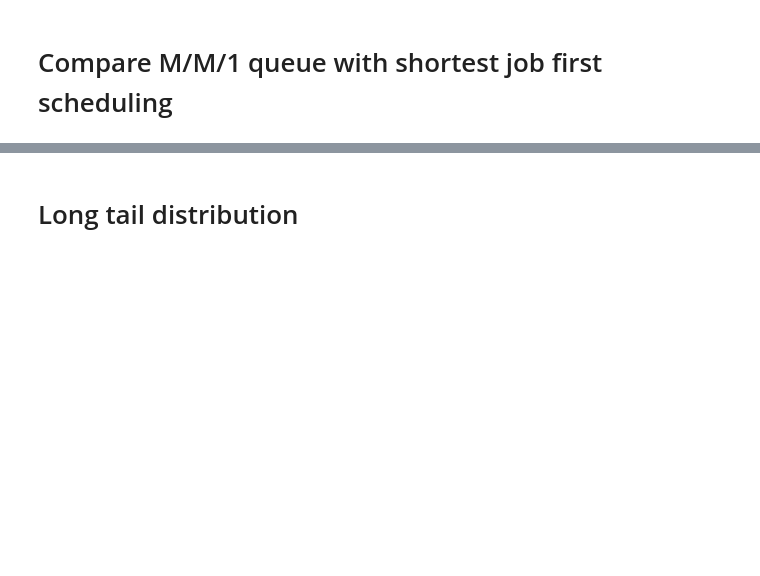
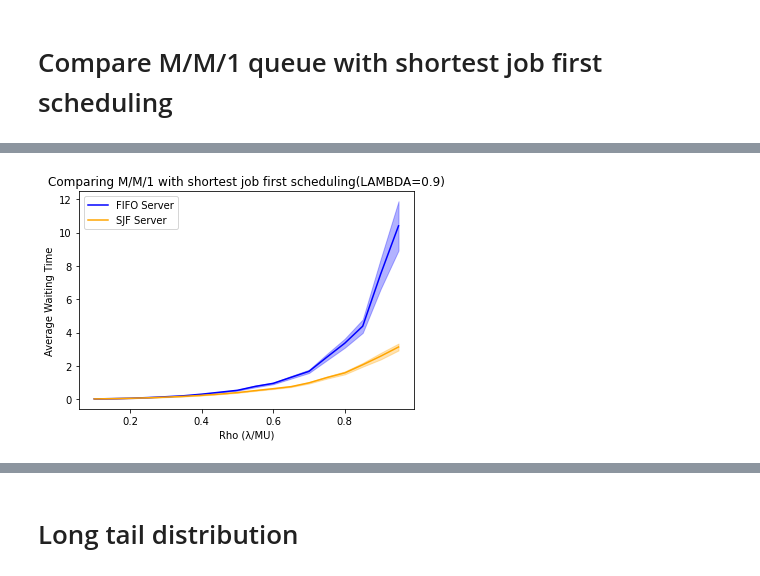
Before and after one commit to Ailuro-Luna/queueing, a Jupyter notebook: Jiawei Liao_14702398_Weikang Chen_14765632_Dan Dong_14989093_Assignment 2.ipynb, the cells around one changed output, grey strips where cells are left out. Cells and saved outputs as stored; diff of their text form; code cells hidden in the pictures; blank space fills up the shorter version.

```diff
--- a/Jiawei Liao_14702398_Weikang Chen_14765632_Dan Dong_14989093_Assignment 2.ipynb
+++ b/Jiawei Liao_14702398_Weikang Chen_14765632_Dan Dong_14989093_Assignment 2.ipynb
@@ -808,3 +808,76 @@ plt.show()
+# %%
+# 不同Rho（固定Lambda）的情况下，M/M/1和shortest job first scheduling的对比
+# Adjusted job_generator to accept mu_val
+def job_generator(env, server, waiting_times, lambda_val, mu_val):
+    job_count = 0
+    while True:
+        yield env.timeout(random.expovariate(lambda_val))
+        job_count += 1
+        service_time = random.expovariate(mu_val)
+        job = Job(f'Job_{job_count}', env.now, service_time)
+        env.process(serve(env, job, server, waiting_times))
+
+# Adjusted run_simulation to accept mu_val and pass it to job_generator
+def run_simulation_sjfs(server_type, lambda_val, mu_val):
+    env = simpy.Environment()
+    waiting_times = []
+    if server_type == 'SJF':
+        server = simpy.PriorityResource(env, capacity=1)
+    else:
+        server = simpy.Resource(env, capacity=1)
+
+    env.process(job_generator(env, server, waiting_times, lambda_val, mu_val))
+    env.run(until=SIM_TIME)
+    return np.mean(waiting_times)
+
+# Fixed parameters
+LAMBDA = 0.9  # Fixed arrival rate
+SIM_TIME = 500  # Simulation time in time units
+SIMULATIONS = 100  # Number of simulations for averaging
+
+# Prepare a range of rho values and calculate corresponding mu values
+rhos = np.arange(0.1, 1.0, 0.05)
+results = []
+
+for rho in rhos:
+    mu_val = LAMBDA / rho  # Calculate mu for each rho
+    for queue_type in ['FIFO', 'SJF']:
+        avg_wait_times = []
+        for _ in range(SIMULATIONS):
+            avg_wait_time = run_simulation_sjfs(queue_type, LAMBDA, mu_val)
+            avg_wait_times.append(avg_wait_time)
+        mean_wait = np.mean(avg_wait_times)
+        std_dev_wait = np.std(avg_wait_times, ddof=1)
+        conf_lower, conf_upper = conf_int(mean_wait, std_dev_wait, SIMULATIONS)
+        results.append({
+            'Rho': rho, 'QueueType': queue_type,
+            'MeanWait': mean_wait, 'ConfIntervalLower': conf_lower,
+            'ConfIntervalUpper': conf_upper
+        })
+
+# Convert results to DataFrame
+results_df = pd.DataFrame(results)
+
+# Plotting
+colors = ['blue', 'orange']  # Define colors for the different lines, adjust as needed for your categories
+
+for i, queue_type in enumerate(['FIFO', 'SJF']):
+    subset = results_df[results_df['QueueType'] == queue_type]
+    # Plot the mean waiting time line
+    plt.plot(subset['Rho'], subset['MeanWait'], label=f'{queue_type} Server', color=colors[i])
+    # Fill between the upper and lower confidence interval bounds
+    plt.fill_between(subset['Rho'],
+                     subset['ConfIntervalLower'],
+                     subset['ConfIntervalUpper'],
+                     color=colors[i], alpha=0.3)  # Adjust alpha for transparency
+
+plt.xlabel('Rho (λ/MU)')
+plt.ylabel('Average Waiting Time')
+plt.title('Comparing M/M/1 with shortest job first scheduling(LAMBDA=0.9)')
+plt.legend()
+plt.show()
+# %% [output]
+[figure, added]
 # %%
 # 把job lengths改为稳定的分布会缩小M/M/1和shortest job first scheduling的差异
 # Adjusted job_generator for consistent job lengths and lambda_val
```
Also changed, not shown: parts of 2 cells of this notebook.
